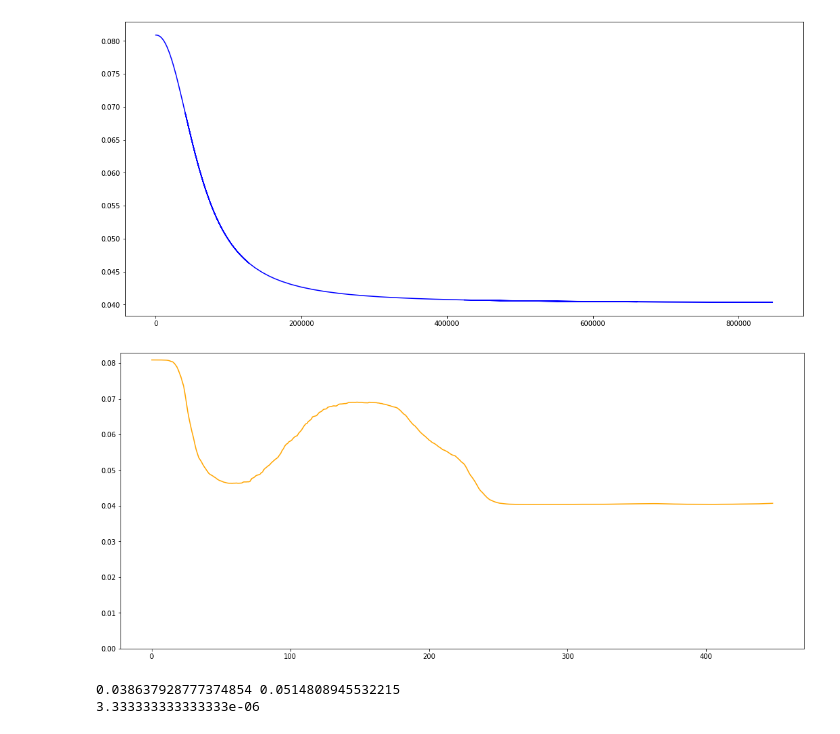
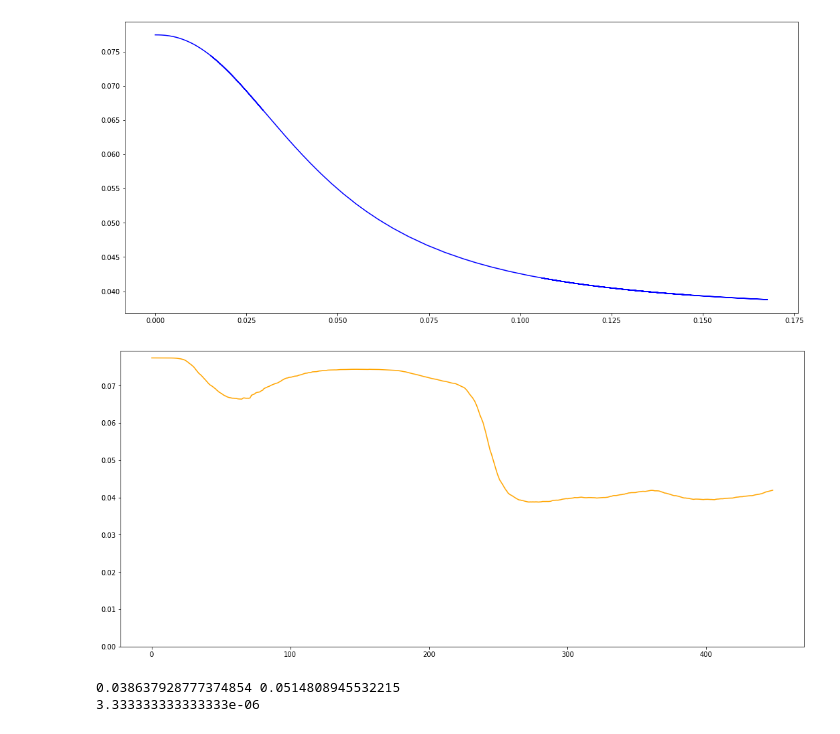
Before and after one commit to holiday-pettijohn/COVID-Tracking-Biola-Summer, a Jupyter notebook: Code/SIRD feedback.ipynb, the cells around one changed output. Saved outputs shown, nothing was run; the diff lists cells and outputs as text; code cells hidden in the pictures.

```diff
--- a/Code/SIRD feedback.ipynb
+++ b/Code/SIRD feedback.ipynb
@@ -187,21 +197,21 @@ def calculateBeta(b, I, R, D): #how to calculate beta as function of time
 pop = 60000000
 skipDays = 0
 numDays = len(infectRaw) #max days
-infect = infectRaw[skipDays:numDays] #/ pop #normalize by dividing by population
-recov = recovRaw[skipDays:numDays] #/ pop
-dead = deadRaw[skipDays:numDays] #/ pop
+infect = infectRaw[skipDays:numDays]
+recov = recovRaw[skipDays:numDays]
+dead = deadRaw[skipDays:numDays]
 
 boundQ = (.09,.09) #q should be between 0 and 1
 #Beta = b0 + b1/(1+(I*b2 + D*b3)^b4)
-boundB1 = (0,1000/pop)
-boundB2 = (0,1000/pop)
+boundB1 = (0,50)
+boundB2 = (0,50)
 boundB3 = (1,4)
 
 lamda = 10 #regularization weight
 wVal = 1 #weight decay, when w is 1 there is no decay (all days weighted equal)
 
 constraints = [boundQ, boundB1, boundB2, boundB3]
-varResol = [1,80,80,10] #resolution for each variable
+varResol = [1,50,50,10] #resolution for each variable
 
 constArg = (pop, infect, recov, dead, lamda, wVal)
 
@@ -209,8 +219,8 @@ finalVars = solveAllVars(constraints, varResol, *constArg)
 
 #beta = b0 / 1 + (I*b1+D*b2)**b3
 betaVars = finalVars[1:6]
-beta = calculateBeta(betaVars, infect, recov, dead)
 q = finalVars[0]
+beta = calculateBeta(betaVars, infect, recov, dead, pop, q)
 
 
 paramMatrix = SIRD_Model.calculateAverageParams(infect, recov, dead, pop, q, graph=True, graphVals=[1,1,1,1])
@@ -242,16 +252,19 @@ cost:  88031348.98044346
 # %%
-x = infect[:-1] + (betaVars[3]/betaVars[2])*dead[:-1]
+newD = (dead/(q*pop))[:-1]
+newI = (infect/(q*pop))[:-1]
+
+x = newI + (betaVars[3]/betaVars[2])*newD
 
 fig, ax = plt.subplots(figsize=(18,8))
 ax.plot(x, beta, color='blue', label='f(I,D) by x')
 
 fig2, ax2 = plt.subplots(figsize=(18,8))
 ax2.plot(beta, color='orange', label='Feedback Transmission Rate')
 #ax2.plot(betaTime, color='red')
 ax2.set_ylim(0);
 # %% [output]
-[figure, old version]
+[figure, new version]
-[figure, old version]
+[figure, new version]
 # %%
 print(betaVars[0], sum(betaTime)/len(betaTime))
 print(betaVars[1])
```
Also changed, not shown: parts of 5 cells of this notebook.
